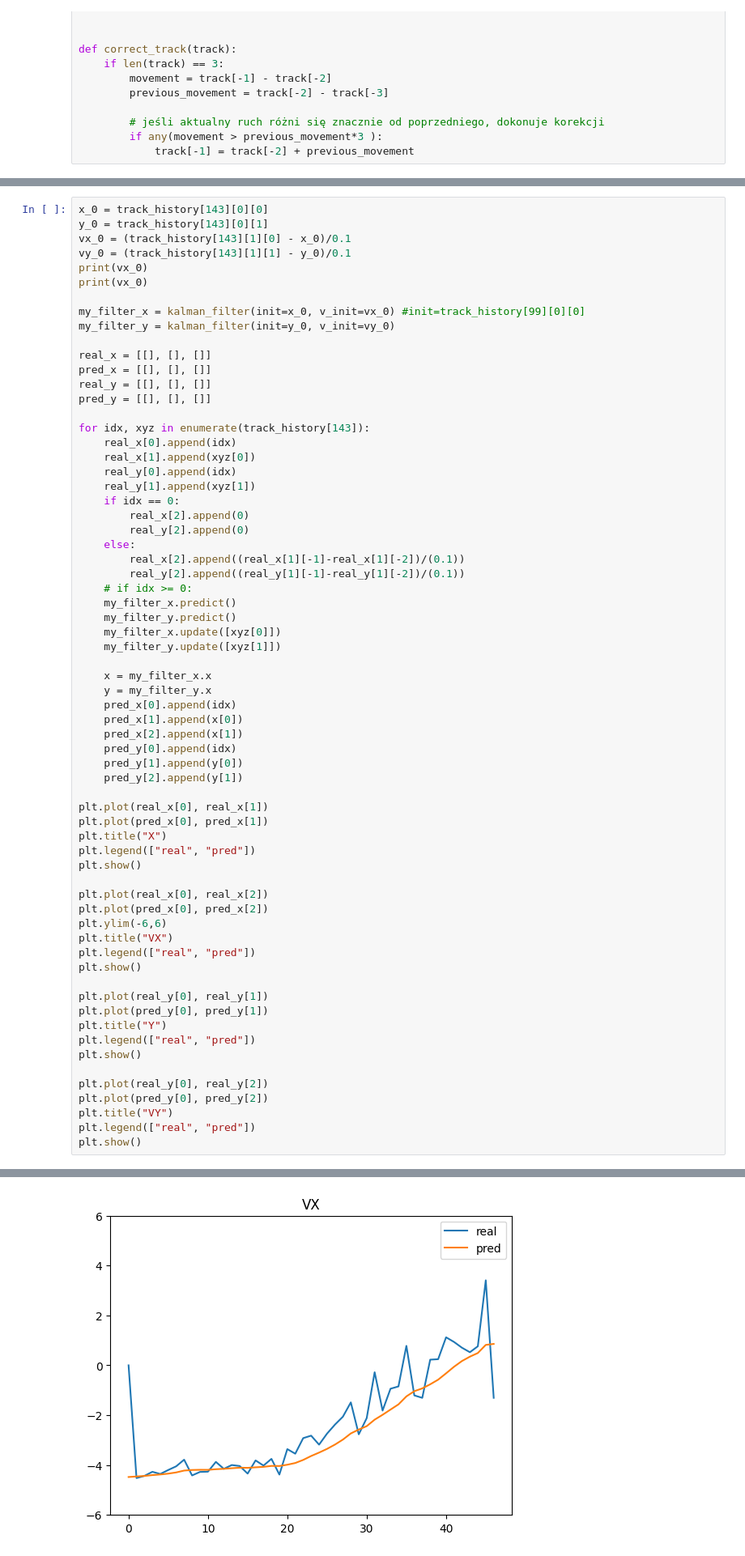
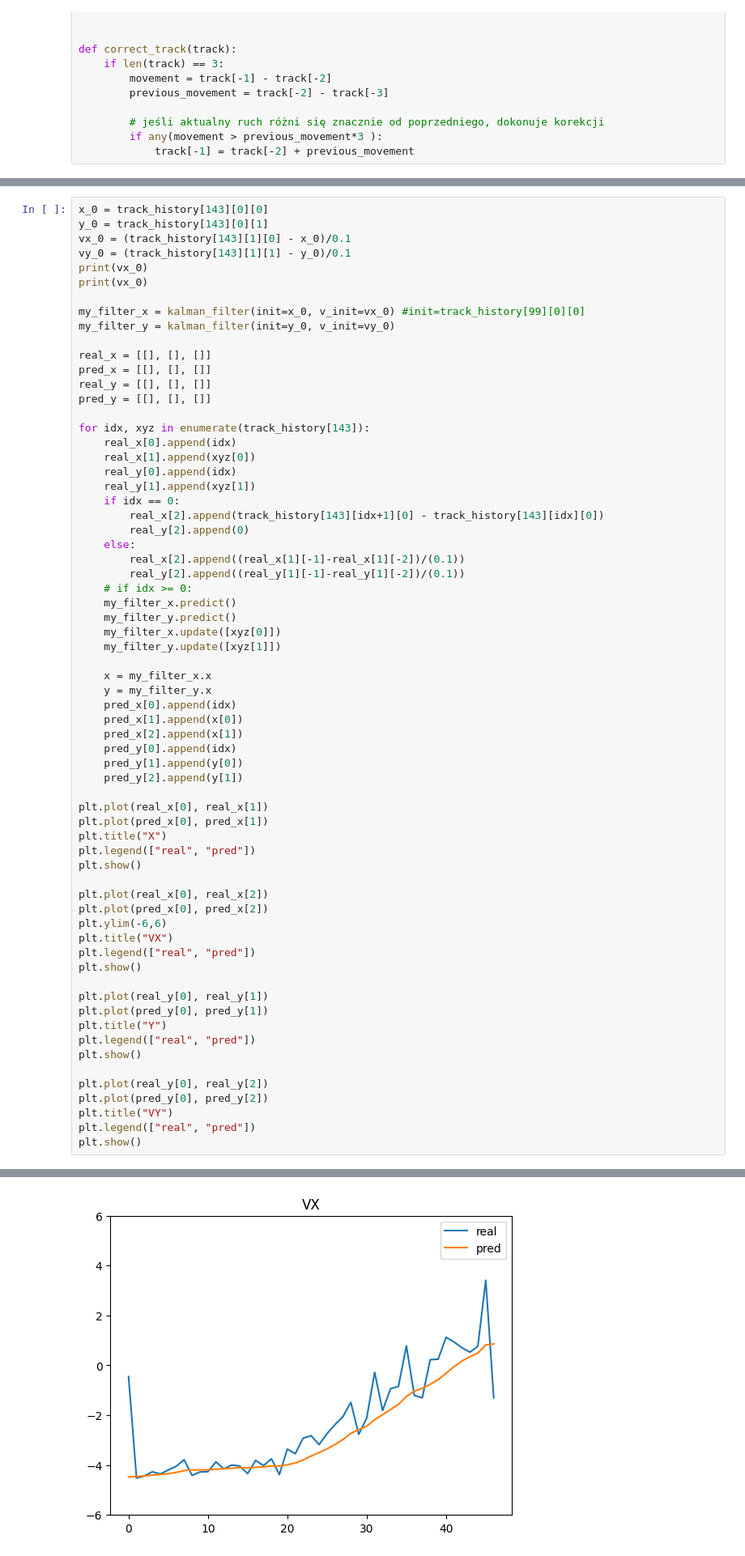
Before and after one commit to SzewczykSzy/Dangerous-situations-with-pedastrians, a Jupyter notebook: calculate_velocity.ipynb, the cells around one changed output, grey strips where cells are left out. Shown: that part at 81% size. Saved outputs shown, nothing was run; the diff lists cells and outputs as text.

```diff
--- a/calculate_velocity.ipynb
+++ b/calculate_velocity.ipynb
@@ -389,7 +333,7 @@ for idx, xyz in enumerate(track_history[143]):
     real_y[0].append(idx)
     real_y[1].append(xyz[1])
     if idx == 0:
-        real_x[2].append(0)
+        real_x[2].append(track_history[143][idx+1][0] - track_history[143][idx][0])
         real_y[2].append(0)
     else:
         real_x[2].append((real_x[1][-1]-real_x[1][-2])/(0.1))
@@ -410,33 +354,33 @@ for idx, xyz in enumerate(track_history[143]):
     pred_y[2].append(y[1])
 
 plt.plot(real_x[0], real_x[1])
 plt.plot(pred_x[0], pred_x[1])
 plt.title("X")
 plt.legend(["real", "pred"])
 plt.show()
 
 plt.plot(real_x[0], real_x[2])
 plt.plot(pred_x[0], pred_x[2])
 plt.ylim(-6,6)
 plt.title("VX")
 plt.legend(["real", "pred"])
 plt.show()
 
 plt.plot(real_y[0], real_y[1])
 plt.plot(pred_y[0], pred_y[1])
 plt.title("Y")
 plt.legend(["real", "pred"])
 plt.show()
 
 plt.plot(real_y[0], real_y[2])
 plt.plot(pred_y[0], pred_y[2])
 plt.title("VY")
 plt.legend(["real", "pred"])
 plt.show()
 # %% [output]
 -4.521869673842787
 -4.521869673842787
 [figure]
-[figure, old version]
+[figure, new version]
 [figure]
 [figure]
```
Also changed, not shown: parts of 1 cell of this notebook, 5 other files.
